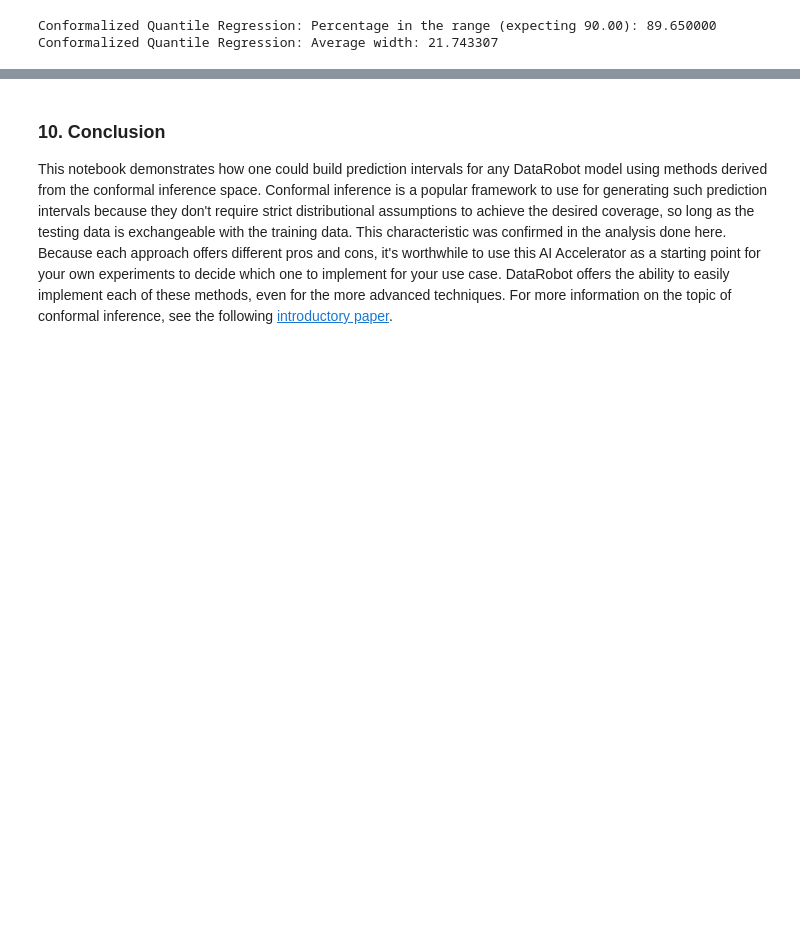
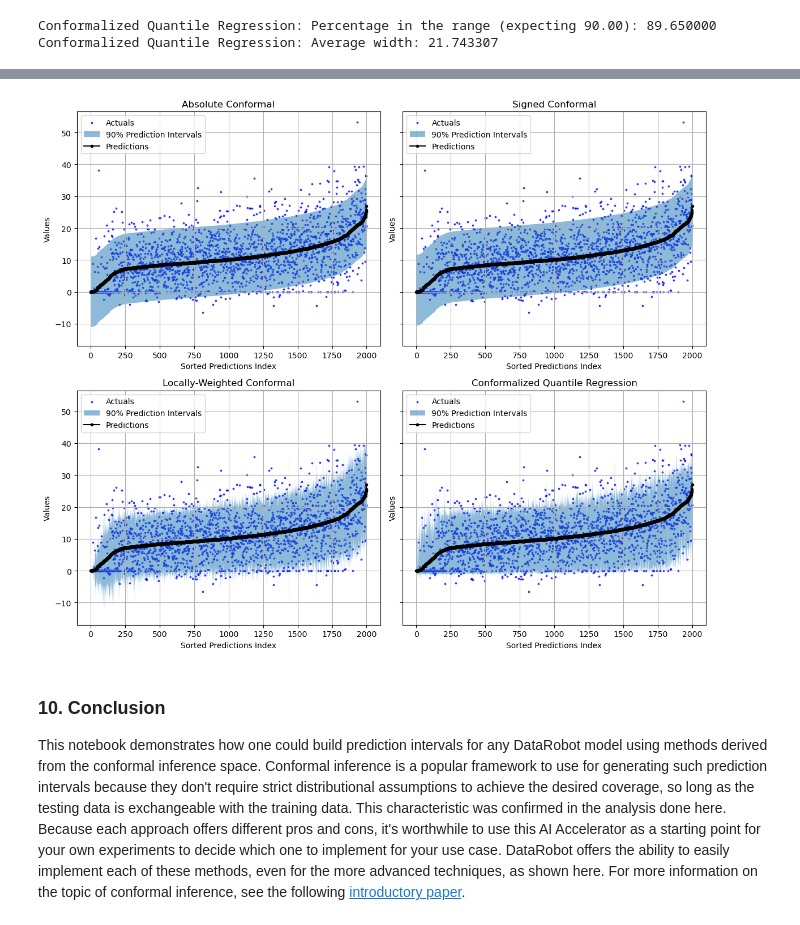
Before and after one commit to datarobot-community/ai-accelerators, a Jupyter notebook: advanced_ml_and_api_approaches/prediction_intervals_via_conformal_inference/prediction_intervals_via_conformal_inference.ipynb, the cells around one changed output, grey strips where cells are left out. Cells and saved outputs as stored; diff of their text form; code cells hidden in the pictures; blank space fills up the shorter version.

Commit message:
added graphs

```diff
--- a/advanced_ml_and_api_approaches/prediction_intervals_via_conformal_inference/prediction_intervals_via_conformal_inference.ipynb
+++ b/advanced_ml_and_api_approaches/prediction_intervals_via_conformal_inference/prediction_intervals_via_conformal_inference.ipynb
@@ -457,7 +511,9 @@ Model('RandomForest Regressor')
 # %%
 # Compute training predictions and join
 df_train = df_train.join(
-    compute_training_predictions(model=best_model_abs_residuals)
+    compute_training_predictions(
+        model=best_model_abs_residuals, data_subset=dr.enums.DATA_SUBSET.ALL
+    )
     .rename(columns={"prediction": f"abs_residuals_prediction"})
     .set_index("row_id")
     .drop(columns=["partition_id"], axis=1)
@@ -524,7 +580,7 @@ There are two ways to run quantile regression models in DataRobot:
 In this notebook, you'll use the second approach, since it's generally available. This involves using DataRobot's [advanced tuning](https://docs.datarobot.com/en/docs/modeling/analyze-models/evaluate/adv-tuning.html#advanced-tuning) functionality to change the loss function to the desired quantile loss.
 # %%
 # Get a GBT from scikit-learn
-models = project.get_models()
+models = project.get_model_records()
 gbt_models = [x for x in models if x.model_type.startswith("Gradient Boosted")]
 
 # Check for GBT model. If none, make one.
@@ -602,7 +658,9 @@ quantile_models
 for q in quantile_models.keys():
 
     df_train = df_train.join(
-        compute_training_predictions(model=quantile_models[q])
+        compute_training_predictions(
+            model=quantile_models[q], data_subset=dr.enums.DATA_SUBSET.ALL
+        )
         .rename(columns={"prediction": f"quantile_prediction_{q}"})
         .set_index("row_id")
         .drop(columns=["partition_id"], axis=1)
@@ -804,5 +862,66 @@ summary
 | 3 | 89.65 | 21.743307 | Conformalized Quantile Regression |
+# %%
+# Now plot from the smallest prediction to the largest to show the adaptibility differences
+df_plot_data = df_test.sort_values(by="prediction").reset_index(drop=True)
+
+# List of methods (add more methods if needed)
+methods = ["method_1", "method_2", "method_3", "method_4"]
+method_labels = summary["Method"].tolist()
+
+# Create a 2x2 grid of subplots with shared y-axis
+fig, axes = plt.subplots(2, 2, figsize=(12, 10), sharey=True)
+
+# Flatten the axes array for easy iteration
+axes = axes.flatten()
+
+# Plot each method in its own subplot
+for i, method in enumerate(methods):
+    upper_col = f"{method}_upper"
+    lower_col = f"{method}_lower"
+    ax = axes[i]
+
+    # Plot game scores
+    ax.scatter(
+        df_plot_data.index,
+        df_plot_data[target_column],
+        color="blue",
+        s=3,
+        alpha=0.7,
+        label="Actuals",
+    )
+
+    # Plot prediction intervals
+    ax.fill_between(
+        df_plot_data.index,
+        df_plot_data[upper_col],
+        df_plot_data[lower_col],
+        alpha=0.5,
+        label=f"{int(COVERAGE_LEVEL*100)}% Prediction Intervals",
+    )
+
+    # Plot predictions
+    ax.plot(
+        df_plot_data.index,
+        df_plot_data["prediction"],
+        marker="o",
+        color="black",
+        linestyle="-",
+        markersize=3,
+        label="Predictions",
+    )
+
+    ax.set_xlabel("Sorted Predictions Index")
+    ax.set_ylabel("Values")
+    ax.set_title(f"{method_labels[i]}")
+    ax.legend()
+    ax.grid(True)
+
+# Adjust layout
+plt.tight_layout()
+plt.show()
+# %% [output]
+[figure, added]
 # %% [markdown]
 ### 10. Conclusion
 
-This notebook demonstrates how one could build prediction intervals for any DataRobot model using methods derived from the conformal inference space. Conformal inference is a popular framework to use for generating such prediction intervals because they don't require strict distributional assumptions to achieve the desired coverage, so long as the testing data is exchangeable with the training data. This characteristic was confirmed in the analysis done here. Because each approach offers different pros and cons, it's worthwhile to use this AI Accelerator as a starting point for your own experiments to decide which one to implement for your use case. DataRobot offers the ability to easily implement each of these methods, even for the more advanced techniques. For more information on the topic of conformal inference, see the following [introductory paper](https://arxiv.org/abs/2107.07511).
+This notebook demonstrates how one could build prediction intervals for any DataRobot model using methods derived from the conformal inference space. Conformal inference is a popular framework to use for generating such prediction intervals because they don't require strict distributional assumptions to achieve the desired coverage, so long as the testing data is exchangeable with the training data. This characteristic was confirmed in the analysis done here. Because each approach offers different pros and cons, it's worthwhile to use this AI Accelerator as a starting point for your own experiments to decide which one to implement for your use case. DataRobot offers the ability to easily implement each of these methods, even for the more advanced techniques, as shown here. For more information on the topic of conformal inference, see the following [introductory paper](https://arxiv.org/abs/2107.07511).
```
Also changed, not shown: parts of 14 cells of this notebook.
